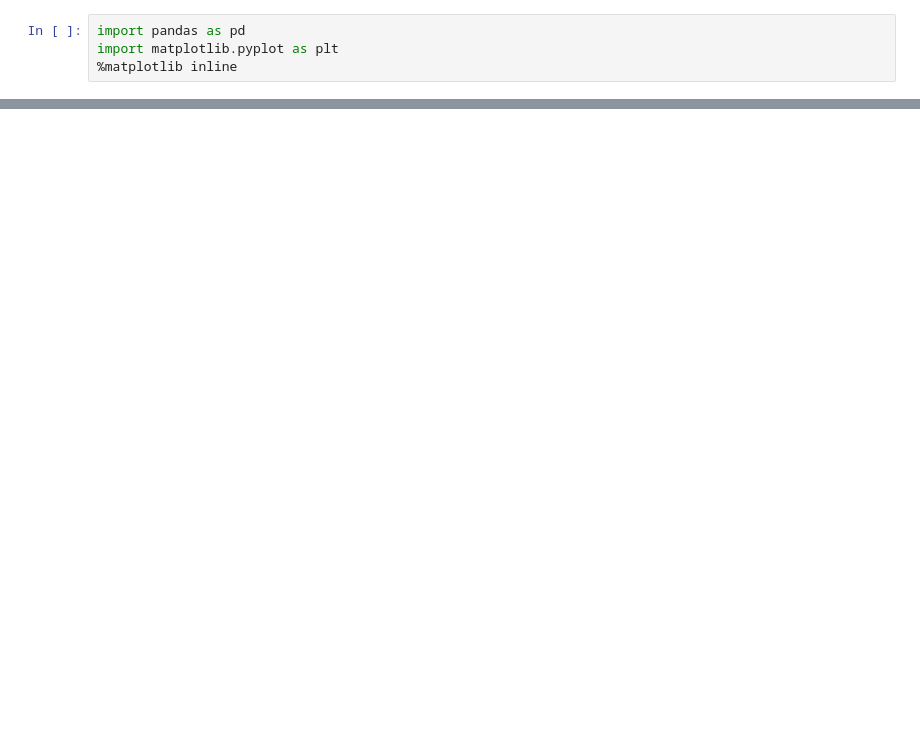
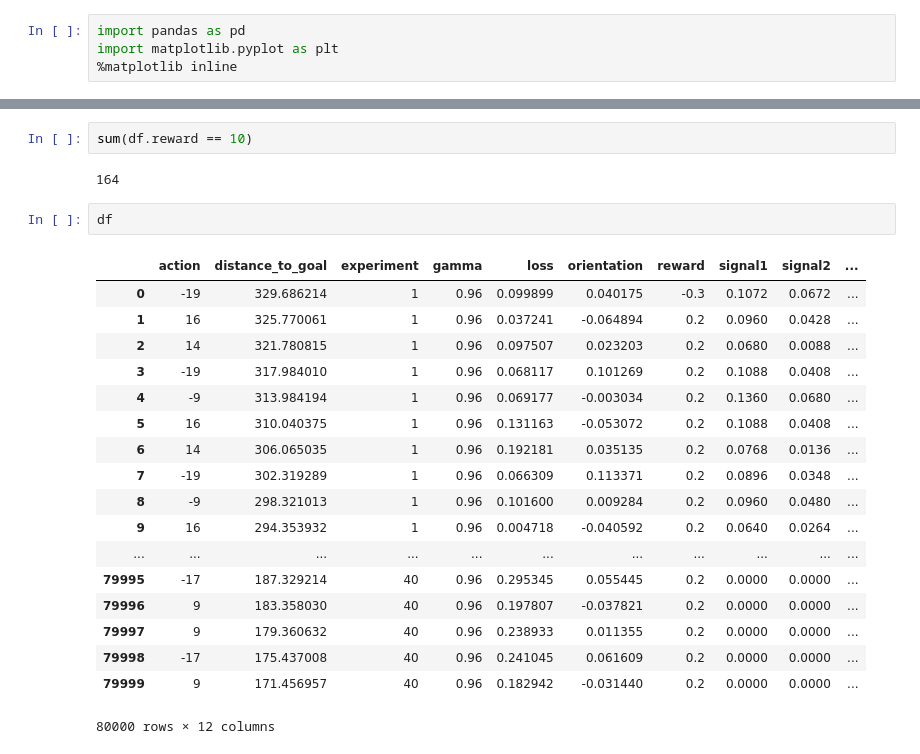
Before and after one commit to iknow1988/MAMIF, a Jupyter notebook: bat_simulation/notebooks/Training.ipynb, the cells around one changed output, grey strips where cells are left out. Cells and saved outputs as stored; diff of their text form; blank space fills up the shorter version.

```diff
--- a/bat_simulation/notebooks/Training.ipynb
+++ b/bat_simulation/notebooks/Training.ipynb
@@ -10,0 +55,25 @@ df.groupby('experiment')['reward'].sum().plot()
+# %%
+sum(df.reward == 10)
+# %% [output]
+164
+# %%
+df
+# %% [output]
+|  | action | distance_to_goal | experiment | gamma | loss | orientation | reward | signal1 | signal2 | ... |
+| 0 | -19 | 329.686214 | 1 | 0.96 | 0.099899 | 0.040175 | -0.3 | 0.1072 | 0.0672 | ... |
+| 1 | 16 | 325.770061 | 1 | 0.96 | 0.037241 | -0.064894 | 0.2 | 0.0960 | 0.0428 | ... |
+| 2 | 14 | 321.780815 | 1 | 0.96 | 0.097507 | 0.023203 | 0.2 | 0.0680 | 0.0088 | ... |
+| 3 | -19 | 317.984010 | 1 | 0.96 | 0.068117 | 0.101269 | 0.2 | 0.1088 | 0.0408 | ... |
+| 4 | -9 | 313.984194 | 1 | 0.96 | 0.069177 | -0.003034 | 0.2 | 0.1360 | 0.0680 | ... |
+| 5 | 16 | 310.040375 | 1 | 0.96 | 0.131163 | -0.053072 | 0.2 | 0.1088 | 0.0408 | ... |
+| 6 | 14 | 306.065035 | 1 | 0.96 | 0.192181 | 0.035135 | 0.2 | 0.0768 | 0.0136 | ... |
+| 7 | -19 | 302.319289 | 1 | 0.96 | 0.066309 | 0.113371 | 0.2 | 0.0896 | 0.0348 | ... |
+| 8 | -9 | 298.321013 | 1 | 0.96 | 0.101600 | 0.009284 | 0.2 | 0.0960 | 0.0480 | ... |
+| 9 | 16 | 294.353932 | 1 | 0.96 | 0.004718 | -0.040592 | 0.2 | 0.0640 | 0.0264 | ... |
+| ... | ... | ... | ... | ... | ... | ... | ... | ... | ... | ... |
+| 79995 | -17 | 187.329214 | 40 | 0.96 | 0.295345 | 0.055445 | 0.2 | 0.0000 | 0.0000 | ... |
+| 79996 | 9 | 183.358030 | 40 | 0.96 | 0.197807 | -0.037821 | 0.2 | 0.0000 | 0.0000 | ... |
+| 79997 | 9 | 179.360632 | 40 | 0.96 | 0.238933 | 0.011355 | 0.2 | 0.0000 | 0.0000 | ... |
+| 79998 | -17 | 175.437008 | 40 | 0.96 | 0.241045 | 0.061609 | 0.2 | 0.0000 | 0.0000 | ... |
+| 79999 | 9 | 171.456957 | 40 | 0.96 | 0.182942 | -0.031440 | 0.2 | 0.0000 | 0.0000 | ... |
+80000 rows × 12 columns
```
Also changed, not shown: parts of 6 cells of this notebook, 46 other files.
